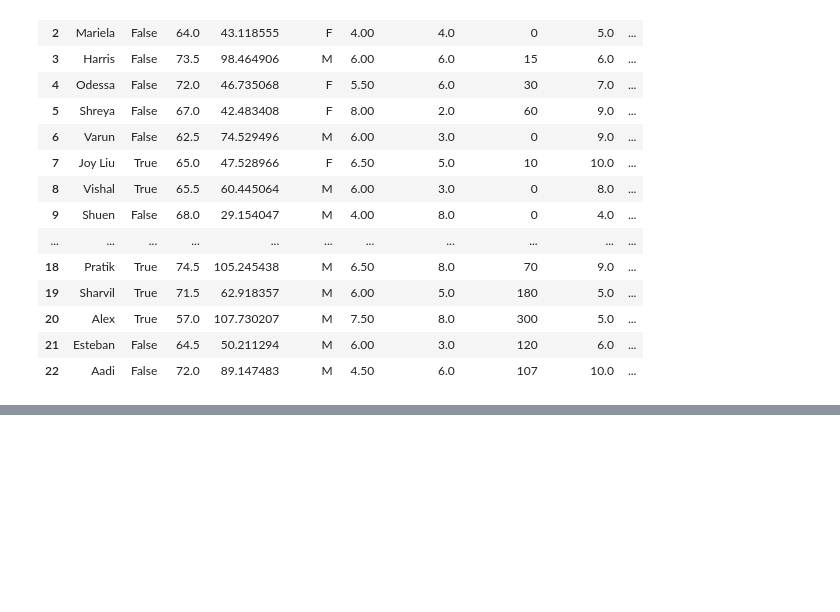
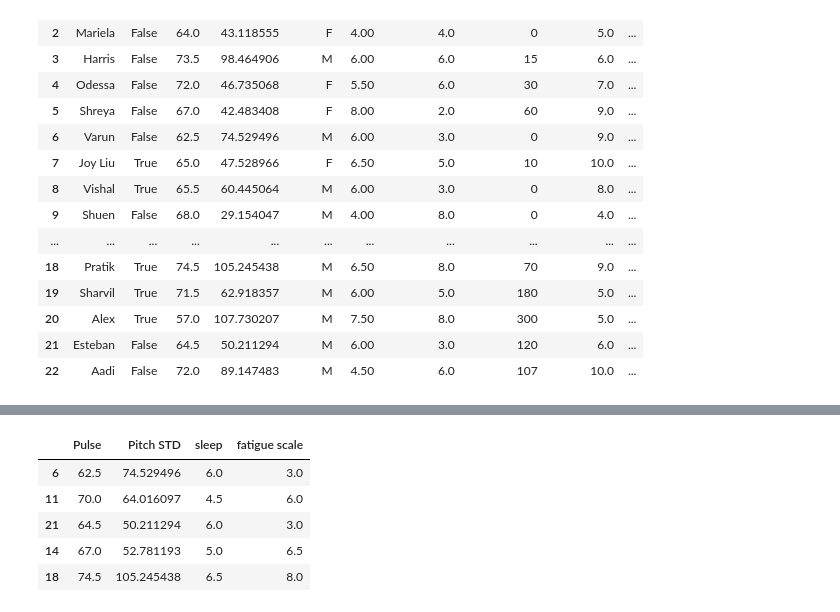
Before and after one commit to shreyaj1212/Cognitive-Fatigue-Predictor, a Jupyter notebook: Analysis.ipynb, the cells around one changed output, grey strips where cells are left out. Cells and saved outputs as stored; diff of their text form; code cells hidden in the pictures; blank space fills up the shorter version.

```diff
--- a/Analysis.ipynb
+++ b/Analysis.ipynb
@@ -517,0 +564,21 @@ xcols = ['Gender', ]
+# %%
+# Write your code here
+data_train, data_val = train_test_split(final_dat, test_size = 0.20, random_state = 1, stratify = final_dat['Label'])
+
+
+y_train = data_train['Label']
+y_val = data_val['Label']
+
+# only features
+X_train = data_train[["Pulse", "Pitch STD", "sleep", "fatigue scale"]]
+X_val = data_val[["Pulse", "Pitch STD", "sleep", "fatigue scale"]]
+
+
+X_train.head()
+# %% [output]
+|  | Pulse | Pitch STD | sleep | fatigue scale |
+| 6 | 62.5 | 74.529496 | 6.0 | 3.0 |
+| 11 | 70.0 | 64.016097 | 4.5 | 6.0 |
+| 21 | 64.5 | 50.211294 | 6.0 | 3.0 |
+| 14 | 67.0 | 52.781193 | 5.0 | 6.5 |
+| 18 | 74.5 | 105.245438 | 6.5 | 8.0 |
```
Also changed, not shown: parts of 4 cells of this notebook.
